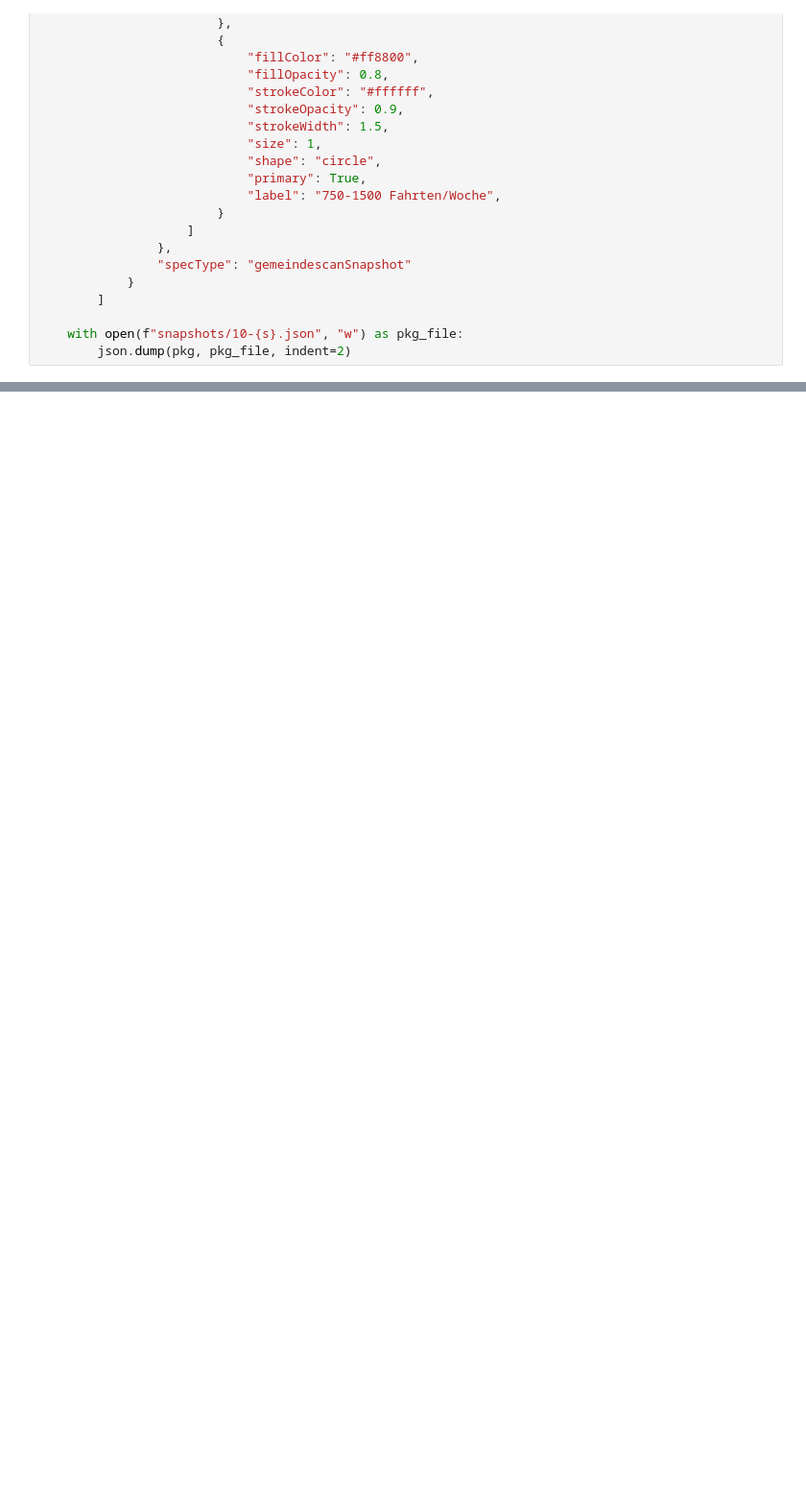
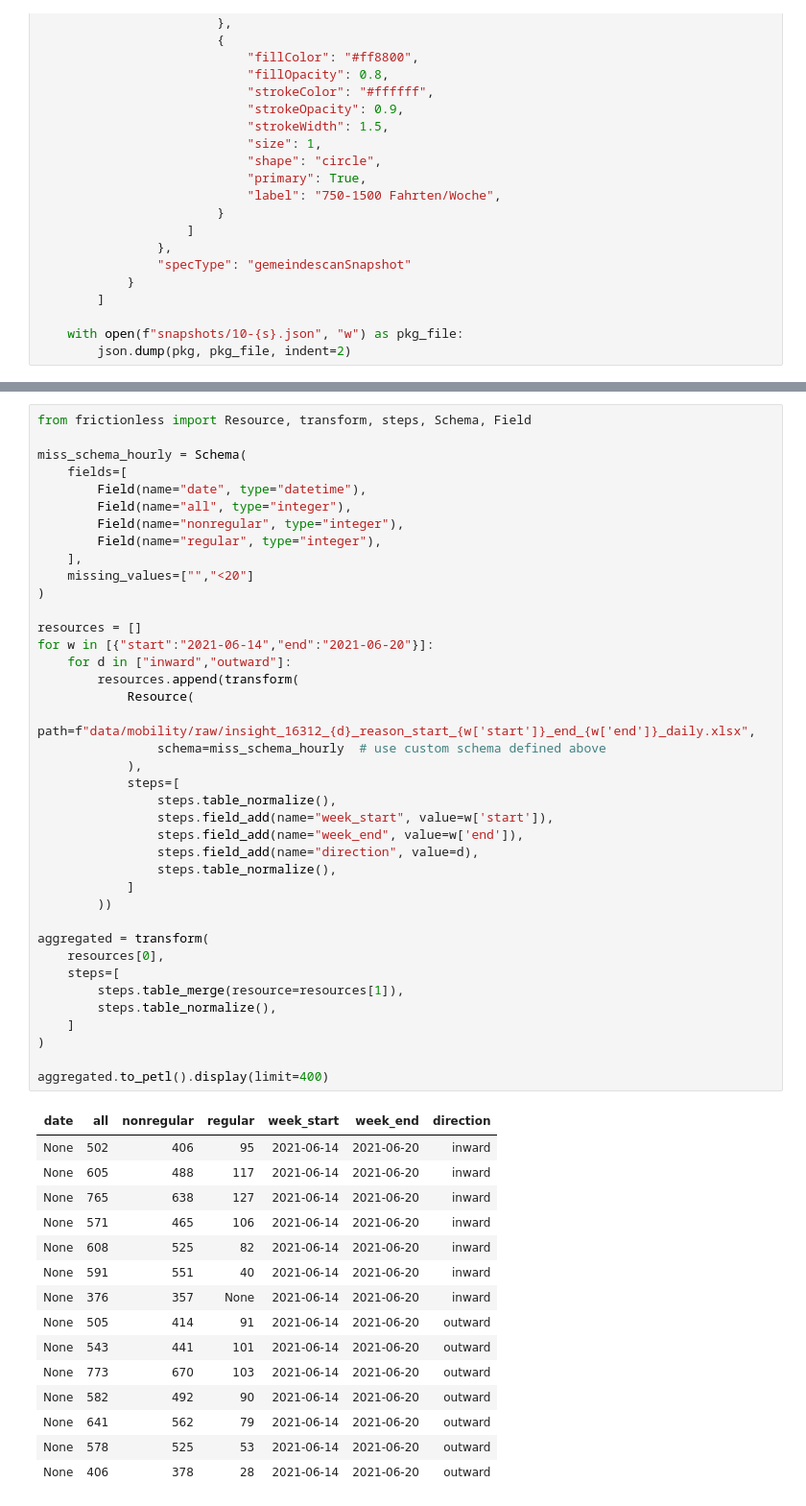
Before and after one commit to cividi/st-gallen-urban-indicators, a Jupyter notebook: src/mobility.ipynb, the cells around one changed output, grey strips where cells are left out. Shown at 96% size. Drawn from its saved outputs; the diff is of its cells as text; blank space fills up the shorter version.

```diff
--- a/src/mobility.ipynb
+++ b/src/mobility.ipynb
@@ -342,0 +361,55 @@ for s in ["inward_all", "inward_regular", "inward_nonregular", "outward_all", "o
+# %%
+from frictionless import Resource, transform, steps, Schema, Field
+
+miss_schema_hourly = Schema(
+    fields=[
+        Field(name="date", type="datetime"),
+        Field(name="all", type="integer"),
+        Field(name="nonregular", type="integer"),
+        Field(name="regular", type="integer"),
+    ],
+    missing_values=["","<20"]
+)
+
+resources = []
+for w in [{"start":"2021-06-14","end":"2021-06-20"}]:
+    for d in ["inward","outward"]:
+        resources.append(transform(
+            Resource(
+                path=f"data/mobility/raw/insight_16312_{d}_reason_start_{w['start']}_end_{w['end']}_daily.xlsx",
+                schema=miss_schema_hourly  # use custom schema defined above
+            ),
+            steps=[
+                steps.table_normalize(),
+                steps.field_add(name="week_start", value=w['start']),
+                steps.field_add(name="week_end", value=w['end']),
+                steps.field_add(name="direction", value=d),
+                steps.table_normalize(),
+            ]
+        ))
+
+aggregated = transform(
+    resources[0],
+    steps=[
+        steps.table_merge(resource=resources[1]),
+        steps.table_normalize(),
+    ]
+)
+
+aggregated.to_petl().display(limit=400)
+# %% [output]
+| date | all | nonregular | regular | week_start | week_end | direction |
+| None | 502 | 406 | 95 | 2021-06-14 | 2021-06-20 | inward |
+| None | 605 | 488 | 117 | 2021-06-14 | 2021-06-20 | inward |
+| None | 765 | 638 | 127 | 2021-06-14 | 2021-06-20 | inward |
+| None | 571 | 465 | 106 | 2021-06-14 | 2021-06-20 | inward |
+| None | 608 | 525 | 82 | 2021-06-14 | 2021-06-20 | inward |
+| None | 591 | 551 | 40 | 2021-06-14 | 2021-06-20 | inward |
+| None | 376 | 357 | None | 2021-06-14 | 2021-06-20 | inward |
+| None | 505 | 414 | 91 | 2021-06-14 | 2021-06-20 | outward |
+| None | 543 | 441 | 101 | 2021-06-14 | 2021-06-20 | outward |
+| None | 773 | 670 | 103 | 2021-06-14 | 2021-06-20 | outward |
+| None | 582 | 492 | 90 | 2021-06-14 | 2021-06-20 | outward |
+| None | 641 | 562 | 79 | 2021-06-14 | 2021-06-20 | outward |
+| None | 578 | 525 | 53 | 2021-06-14 | 2021-06-20 | outward |
+| None | 406 | 378 | 28 | 2021-06-14 | 2021-06-20 | outward |
```
Also changed, not shown: parts of 11 cells of this notebook, 8 other files.
